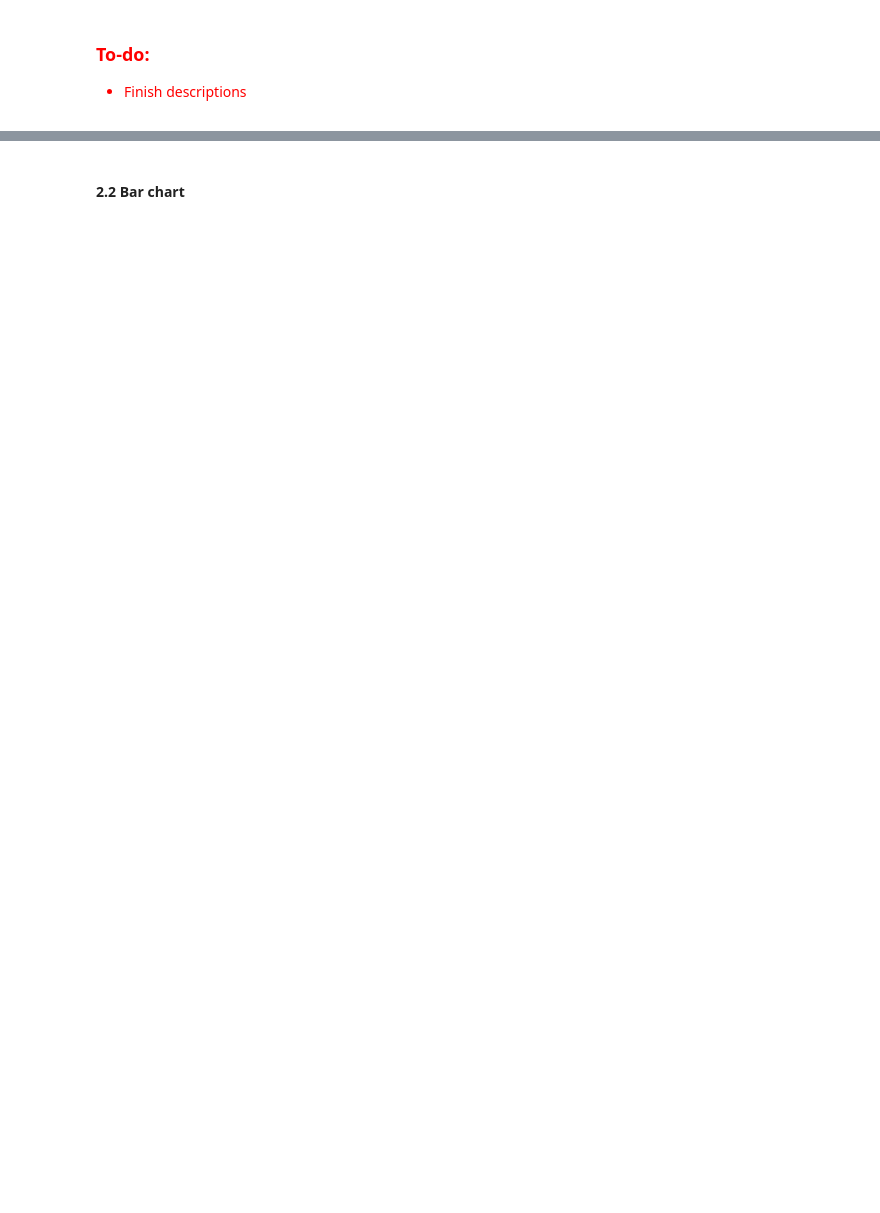
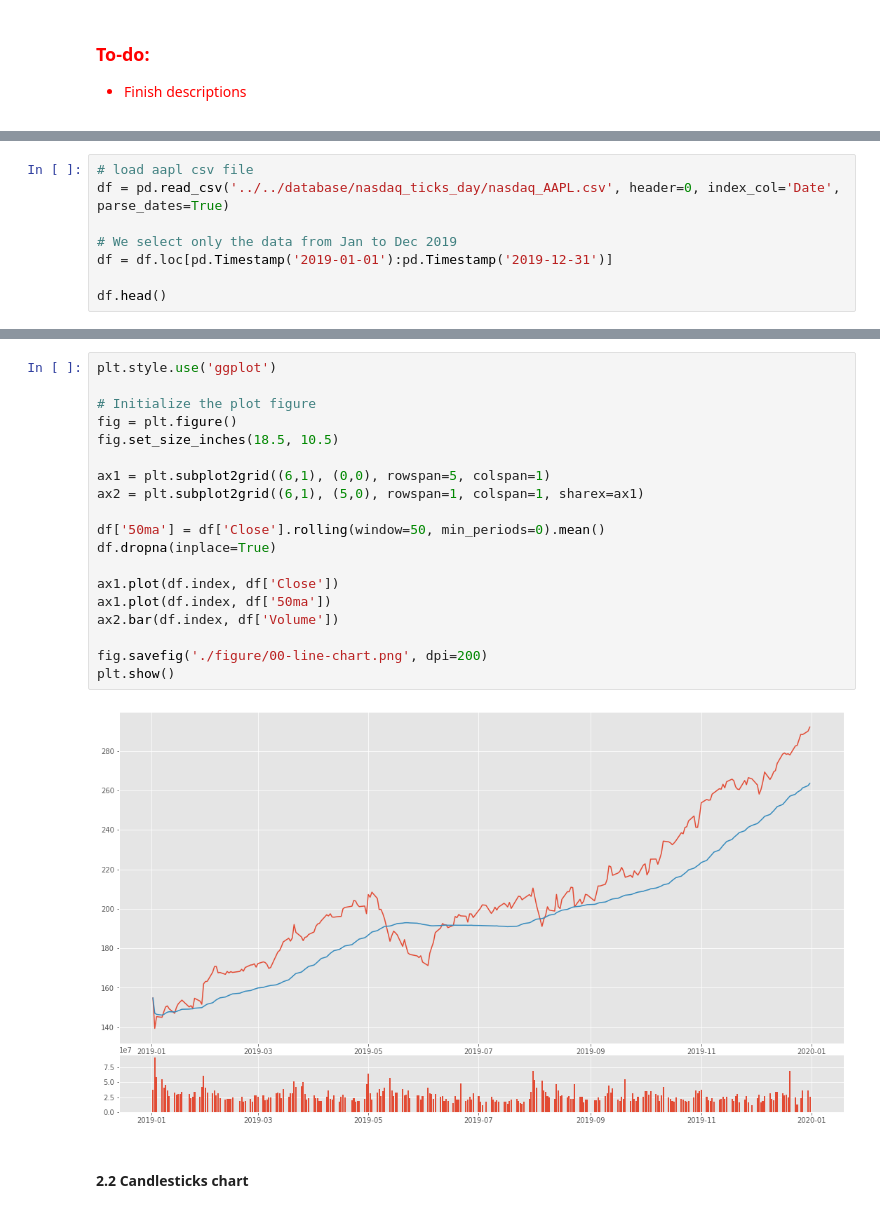
Before and after one commit to awoo424/algotrading, a Jupyter notebook: tutorial/technical-analysis/00-technical-analysis-intro.ipynb, the cells around one changed output, grey strips where cells are left out. Saved outputs shown, nothing was run; the diff lists cells and outputs as text; blank space fills up the shorter version.

```diff
--- a/tutorial/technical-analysis/00-technical-analysis-intro.ipynb
+++ b/tutorial/technical-analysis/00-technical-analysis-intro.ipynb
@@ -44 +65,9 @@ The major steps: ...
 #### 2.1 Line chart
+# %%
+# load aapl csv file
+df = pd.read_csv('../../database/nasdaq_ticks_day/nasdaq_AAPL.csv', header=0, index_col='Date', parse_dates=True)
+
+# We select only the data from Jan to Dec 2019
+df = df.loc[pd.Timestamp('2019-01-01'):pd.Timestamp('2019-12-31')]
+
+df.head()
@@ -45,2 +82,23 @@ The major steps: ...
+# %%
+plt.style.use('ggplot')
+
+# Initialize the plot figure
+fig = plt.figure()
+fig.set_size_inches(18.5, 10.5)
+
+ax1 = plt.subplot2grid((6,1), (0,0), rowspan=5, colspan=1)
+ax2 = plt.subplot2grid((6,1), (5,0), rowspan=1, colspan=1, sharex=ax1)
+
+df['50ma'] = df['Close'].rolling(window=50, min_periods=0).mean()
+df.dropna(inplace=True)
+
+ax1.plot(df.index, df['Close'])
+ax1.plot(df.index, df['50ma'])
+ax2.bar(df.index, df['Volume'])
+
+fig.savefig('./figure/00-line-chart.png', dpi=200)
+plt.show()
+# %% [output]
+[figure, added]
 # %% [markdown]
-#### 2.2 Bar chart
+#### 2.2 Candlesticks chart
```
Also changed, not shown: parts of 29 cells of this notebook, 10 other files.
